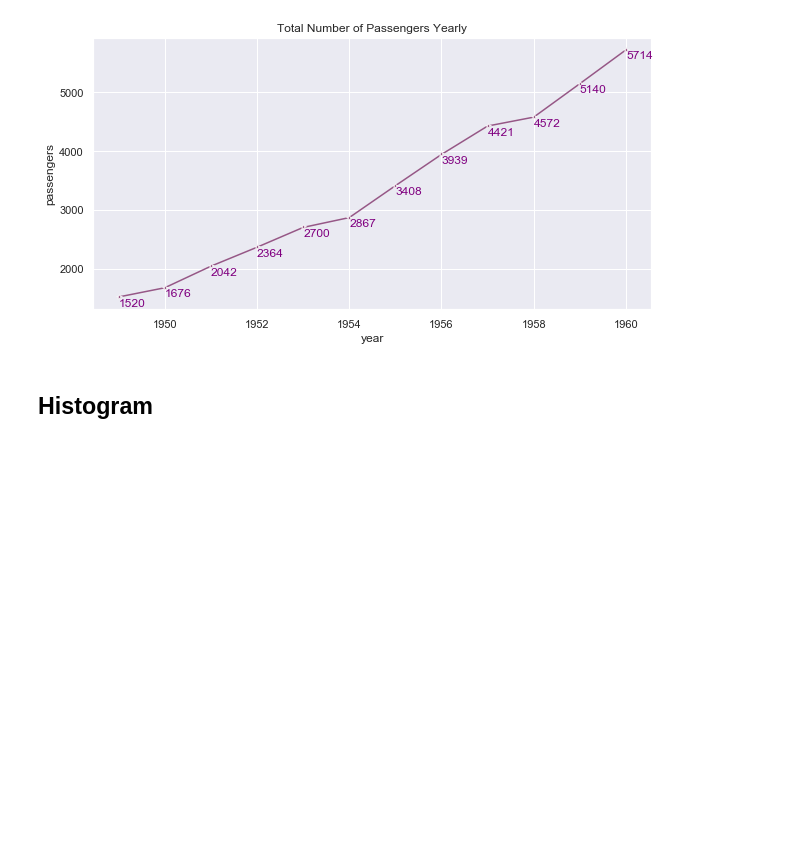
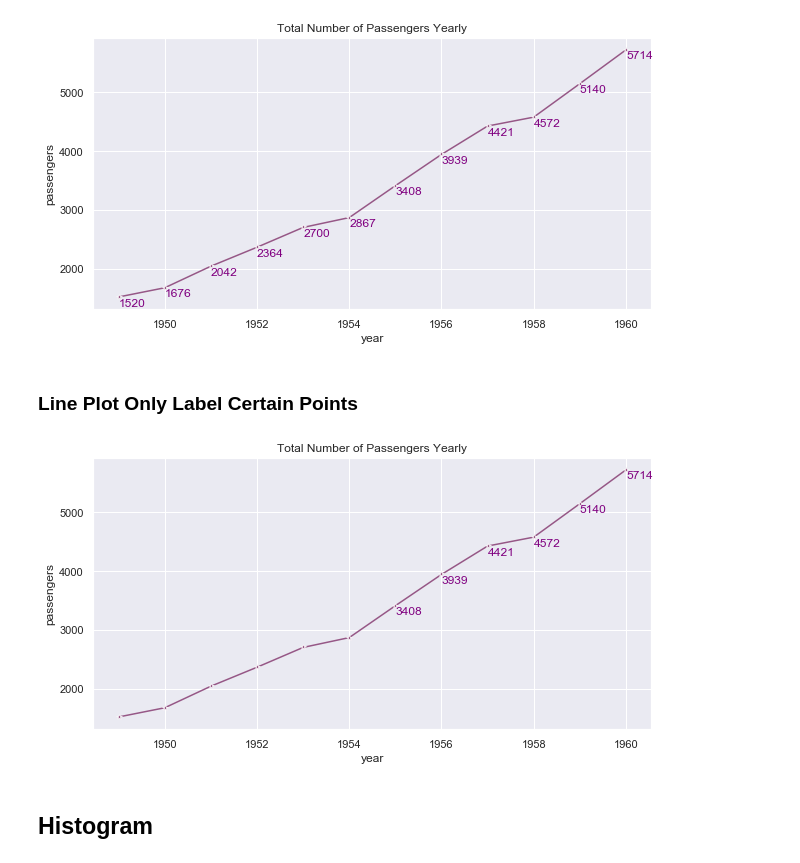
Before and after one commit to kaili-chen/writing-supplements, a Jupyter notebook: seaborn data labels/data labels.ipynb, the cells around one changed output. Saved outputs shown, nothing was run; the diff lists cells and outputs as text; code cells hidden in the pictures; blank space fills up the shorter version.

```diff
--- a/seaborn data labels/data labels.ipynb
+++ b/seaborn data labels/data labels.ipynb
@@ -57,6 +52,27 @@ for x, y in zip(year_flights['year'], year_flights['passengers']):
 #     plt.text(x, y-150, '{:.0f}'.format(y), color='white').set_backgroundcolor('#965786')
 # %% [output]
 [figure]
+# %% [markdown]
+### Line Plot Only Label Certain Points
+# %%
+# plot line graph
+sns.set(rc={'figure.figsize':(10,5)})
+ax = sns.lineplot(x='year', y='passengers', data=year_flights, marker='*', color='#965786')
+
+# title the plot
+ax.set(title='Total Number of Passengers Yearly')
+
+mean = year_flights['passengers'].mean()
+
+# label points on the plot only if they are higher than the mean
+for x, y in zip(year_flights['year'], year_flights['passengers']):
+    if y > mean:
+        plt.text(x = x,  # x-coordinate position of data label
+                 y = y-150,  # y-coordinate position of data label, adjusted to be 150 below the data point
+                 s = '{:.0f}'.format(y),  # data label, formatted to ignore decimals
+                 color = 'purple')  # set colour of line
+# %% [output]
+[figure, added]
 # %% [markdown]
 ## Histogram
 # %%
```
Also changed, not shown: parts of 4 cells of this notebook, 3 other files.
